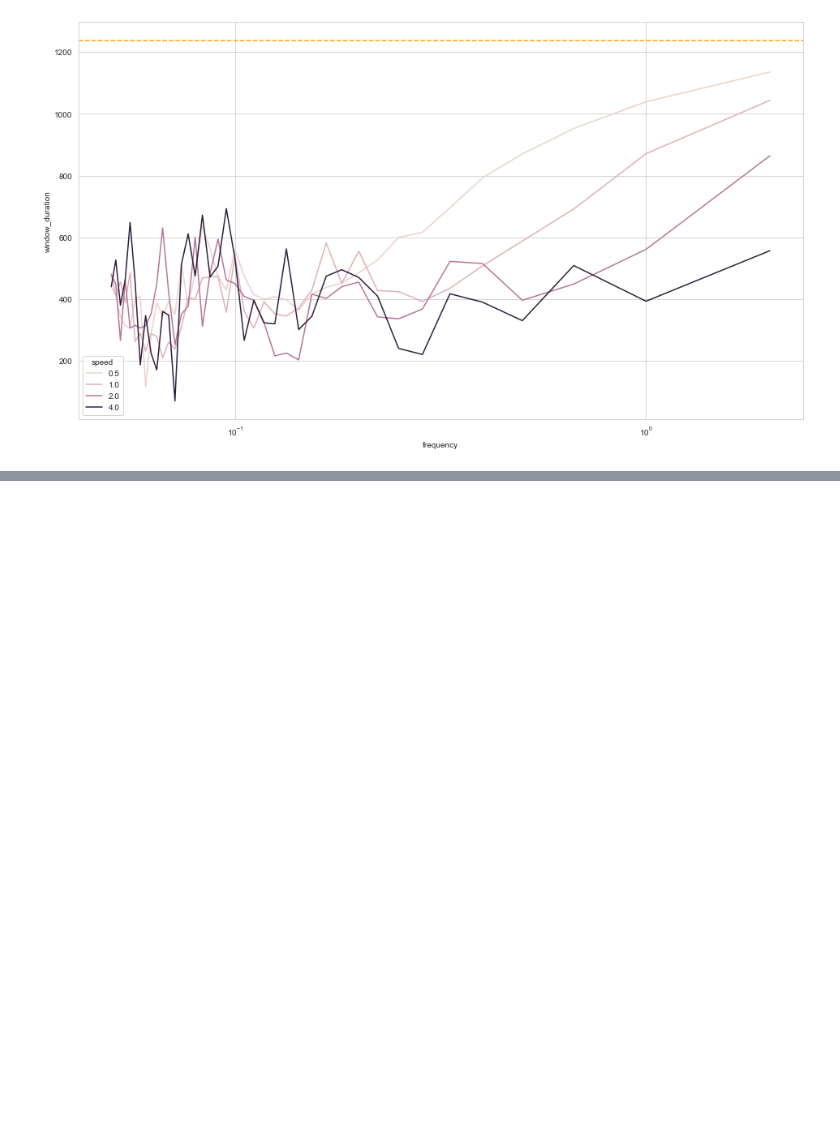
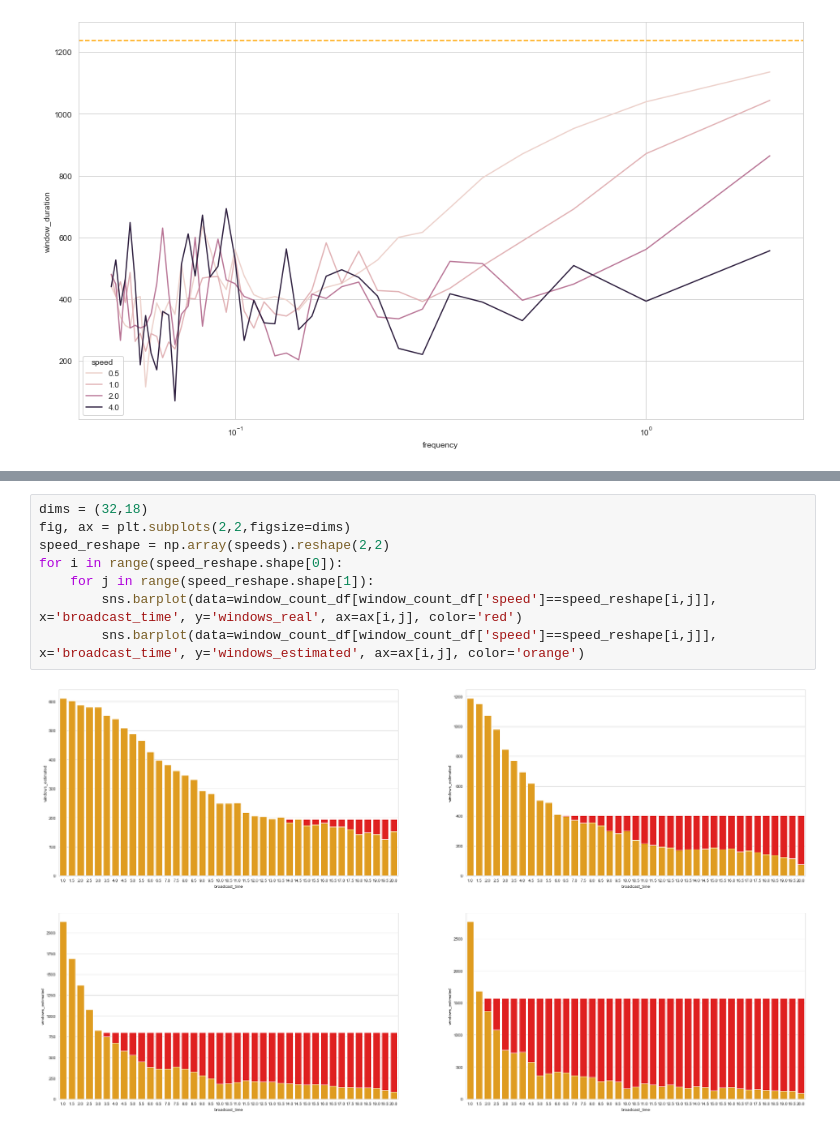
Before and after one commit to ramirofd/contact_tracing_sim_results, a Jupyter notebook: py_ntbks/linear_mobility.ipynb, the cells around one changed output, grey strips where cells are left out. Cells and saved outputs as stored; diff of their text form; blank space fills up the shorter version.

```diff
--- a/py_ntbks/linear_mobility.ipynb
+++ b/py_ntbks/linear_mobility.ipynb
@@ -134,0 +130,10 @@ window_count_df
+# %%
+dims = (32,18)
+fig, ax = plt.subplots(2,2,figsize=dims)
+speed_reshape = np.array(speeds).reshape(2,2)
+for i in range(speed_reshape.shape[0]):
+    for j in range(speed_reshape.shape[1]):
+        sns.barplot(data=window_count_df[window_count_df['speed']==speed_reshape[i,j]], x='broadcast_time', y='windows_real', ax=ax[i,j], color='red')
+        sns.barplot(data=window_count_df[window_count_df['speed']==speed_reshape[i,j]], x='broadcast_time', y='windows_estimated', ax=ax[i,j], color='orange')
+# %% [output]
+[figure, added]
```
Also changed, not shown: parts of 4 cells of this notebook.
